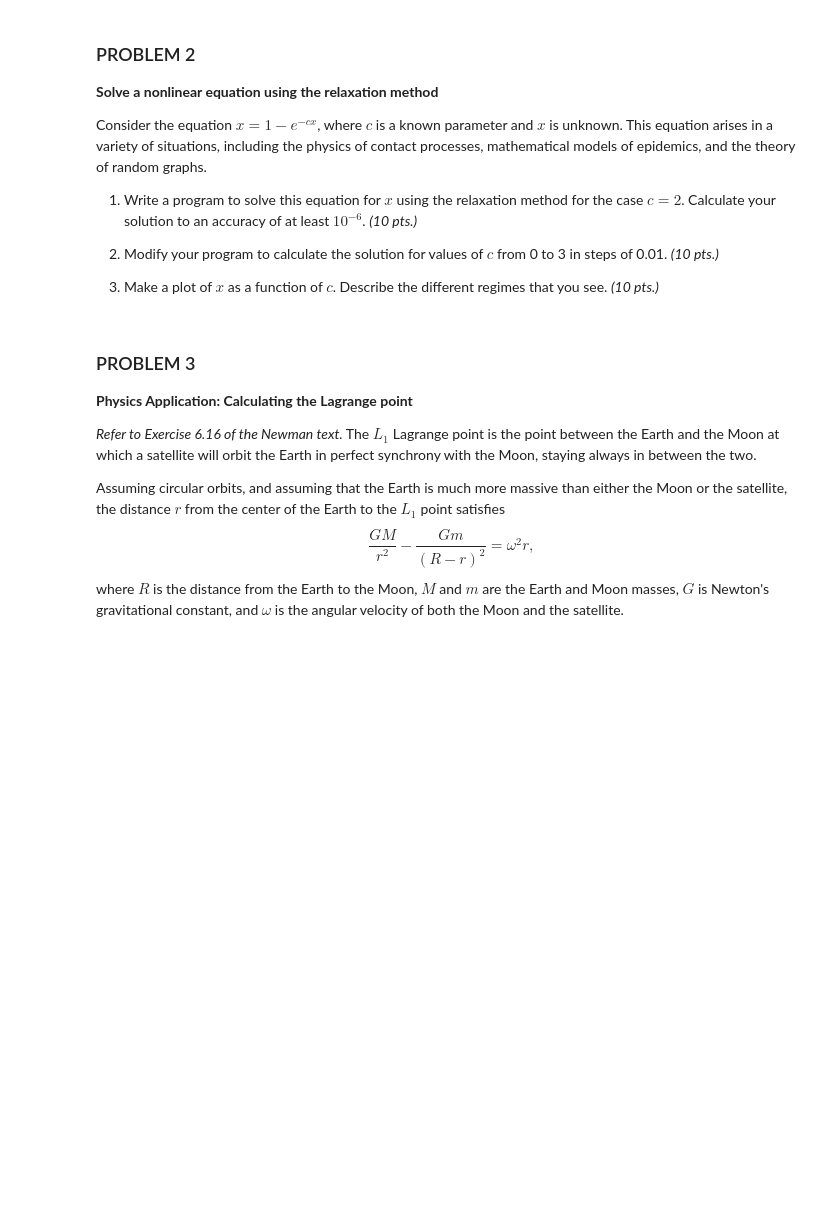
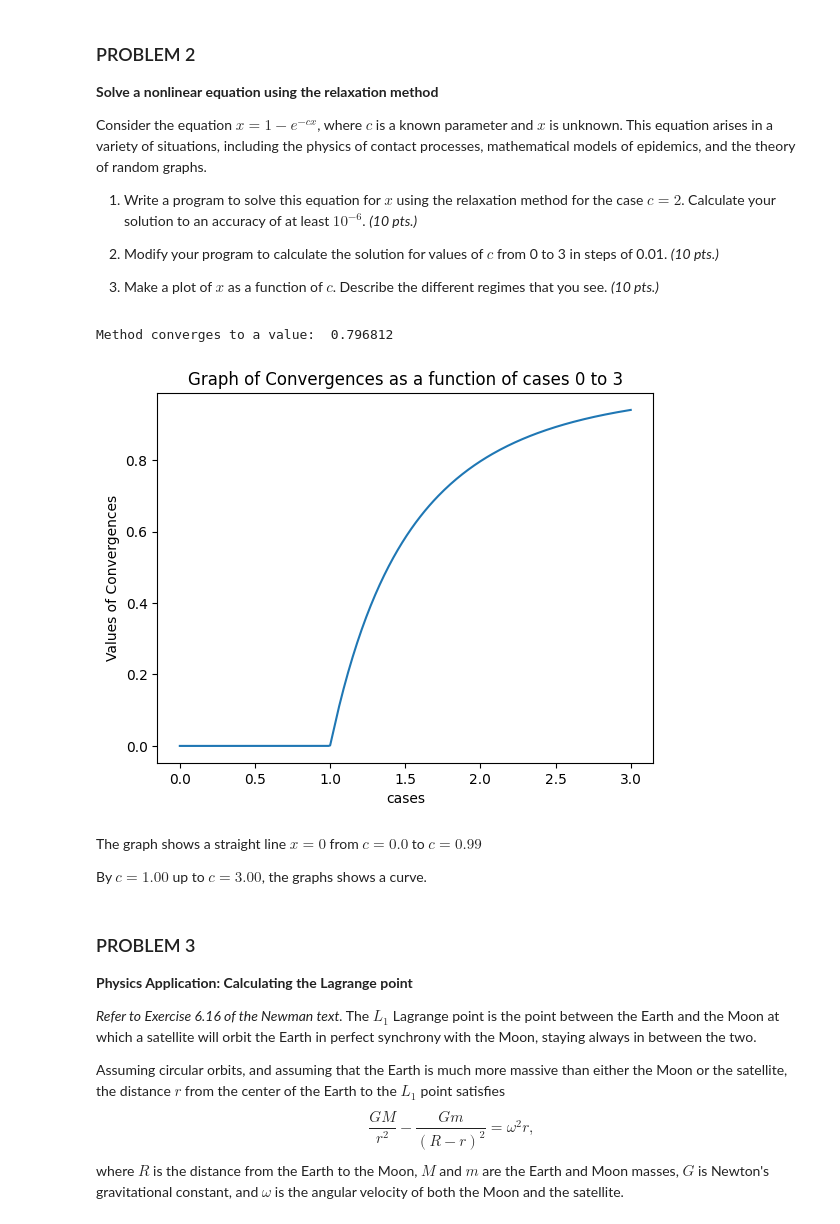
Before and after one commit to FIL-42/f, a Jupyter notebook: lab_assignment_module2.ipynb, the cells around one changed output. Drawn from its saved outputs; the diff is of its cells as text; code cells hidden in the pictures; blank space fills up the shorter version.

```diff
--- a/lab_assignment_module2.ipynb
+++ b/lab_assignment_module2.ipynb
@@ -56,6 +98,49 @@ Consider the equation $x=1- e^{-cx}$, where $c$ is a known parameter and $x$ is
 2. Modify your program to calculate the solution for values of $c$ from 0 to 3 in steps of 0.01. *(10 pts.)*
 
 3. Make a plot of $x$ as a function of $c$. Describe the different regimes that you see. *(10 pts.)*
+# %%
+#This is Number 2.1
+from math import exp
+x=1.0 #arbitrary x
+def f(x):
+  return 1-exp(-2*x) #function
+for k in range(20):
+  x=f(x) #old f(x) is the new f(x)
+  #looped for 20 times
+x=round(x,6) #"accuracy at least 10^-6". It is also found to be accurate from loops >14
+print("Method converges to a value: ",x)
+# %% [output]
+Method converges to a value:  0.796812
+# %%
+#This is Number 2.2 and 2.3
+from math import exp
+import numpy as np
+def f(x,c):
+  return 1-exp(-c*x) #function
+xlist=[] #list for y-axis in graph
+clist=[] #list for x-axis in graph
+for j in range(0,301): #total of 300 iterations -> from (3-0)*0.01
+  x=1.0 #function at x=1
+  e=1.0 #arbitrary error value
+  c=j/100 #0.01 step
+  clist.append(c) #incremental value is added to x-axis
+  while e>10**(-6): #while loop uses error to continue approximating x until it is accurate by 10^-6
+    x=f(x,c) #function call
+    e=x-f(x,c) #error is the value of new f(x) and old f(x) and while loop causes approximates error to 0, closing into x value.
+  xlist.append(x) #data is added to y-axis
+#plot code
+import matplotlib.pyplot as plt
+plt.plot(clist, xlist)
+plt.title("Graph of Convergences as a function of cases 0 to 3")
+plt.xlabel("cases")
+plt.ylabel("Values of Convergences")
+plt.show()
+# %% [output]
+[figure, added]
+# %% [markdown]
+The graph shows a straight line $x=0$ from $c=0.0$ to $c=0.99$
+
+By $c=1.00$ up to $c=3.00$, the graphs shows a curve.
 # %% [markdown]
 ### PROBLEM 3
 
```
Also changed, not shown: parts of 4 cells of this notebook.
